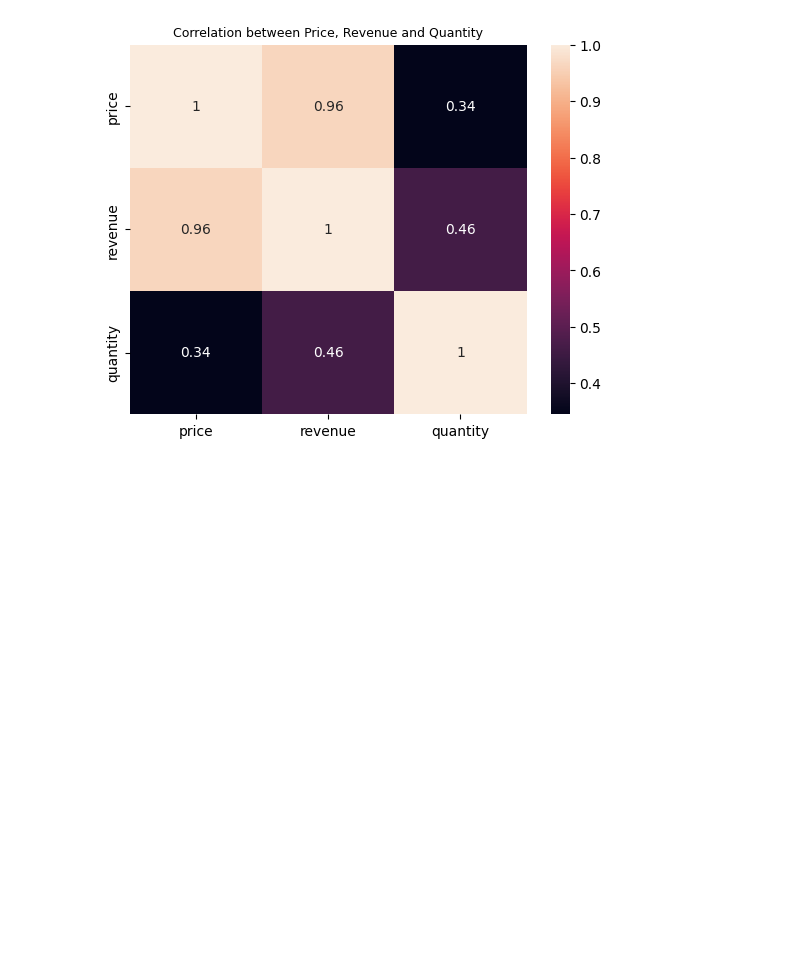
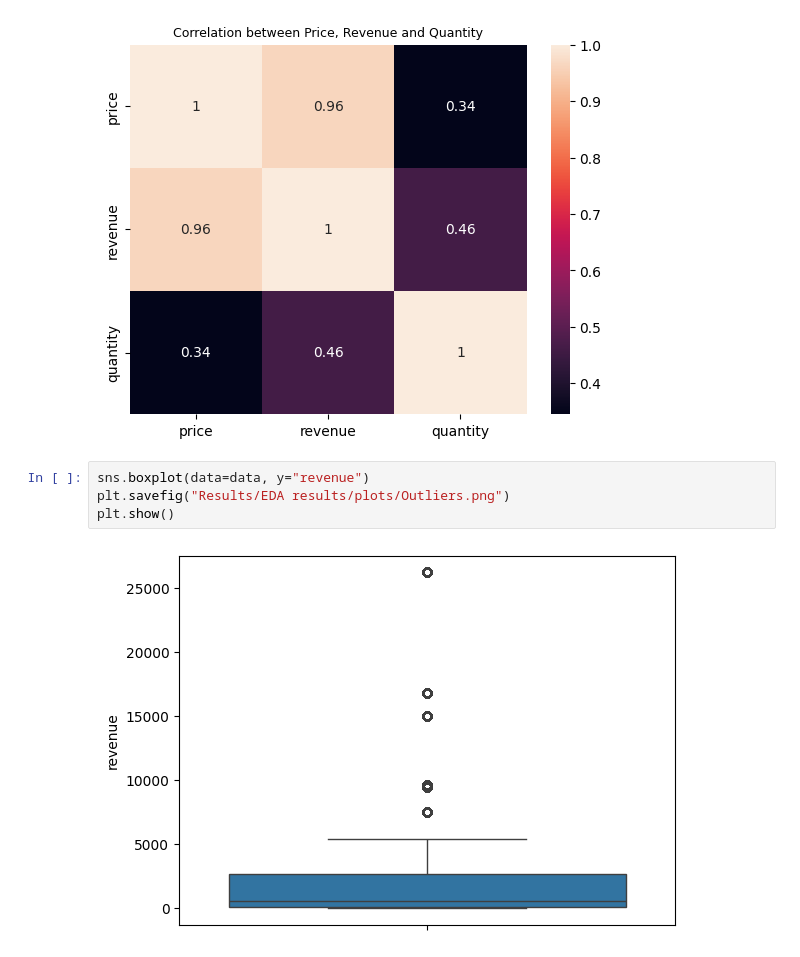
Before and after one commit to MMosayebi/Projects, a Jupyter notebook: Customer-Shopping-Dataset/EDA.ipynb, the cells around one changed output. Saved outputs shown, nothing was run; the diff lists cells and outputs as text; blank space fills up the shorter version.

```diff
--- a/Customer-Shopping-Dataset/EDA.ipynb
+++ b/Customer-Shopping-Dataset/EDA.ipynb
@@ -119,3 +119,9 @@ plt.savefig("Results/EDA results/plots/Correlation(Price,Revenue,Quantity).png")
 plt.show()
 # %% [output]
 [figure]
+# %%
+sns.boxplot(data=data, y="revenue")
+plt.savefig("Results/EDA results/plots/Outliers.png")
+plt.show()
+# %% [output]
+[figure, added]
```
Also changed, not shown: parts of 5 cells of this notebook, 8 other files.
